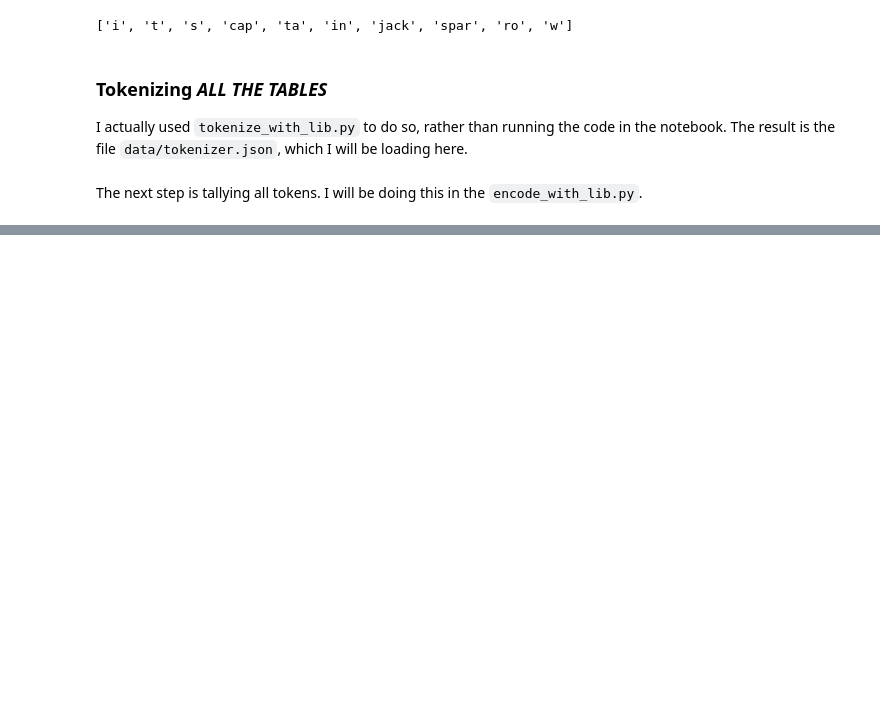
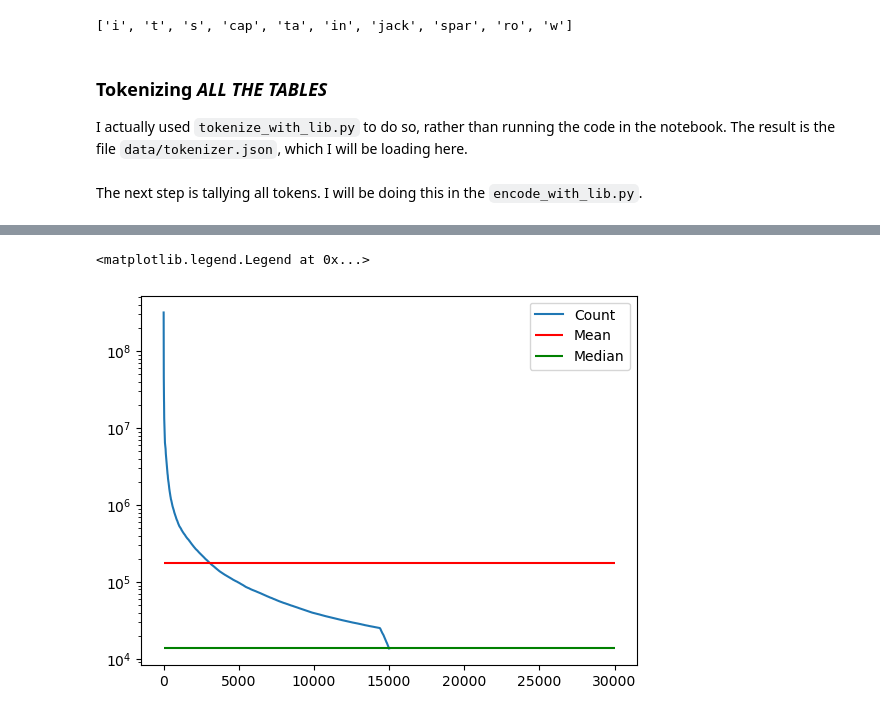
Before and after one commit to rcap107/study-gittables, a Jupyter notebook: notebooks/tokenize-study.ipynb, the cells around one changed output, grey strips where cells are left out. Saved outputs shown, nothing was run; the diff lists cells and outputs as text; code cells hidden in the pictures; blank space fills up the shorter version.

```diff
--- a/notebooks/tokenize-study.ipynb
+++ b/notebooks/tokenize-study.ipynb
@@ -228,0 +246,12 @@ The next step is tallying all tokens. I will be doing this in the `encode_with_l
+# %%
+more_frequent = reset.loc[reset["count"] > median_count]
+# %%
+fig, ax = plt.subplots()
+ax.plot(np.arange(len(more_frequent)), more_frequent["count"], label="Count")
+ax.set_yscale("log")
+ax.hlines(mean_count, 10, 30000, color="red", label="Mean")
+ax.hlines(median_count, 10, 30000, color="green", label="Median")
+plt.legend()
+# %% [output]
+<matplotlib.legend.Legend at 0x...>
+[figure, added]
```
Also changed, not shown: parts of 19 cells of this notebook, 1 other file.
